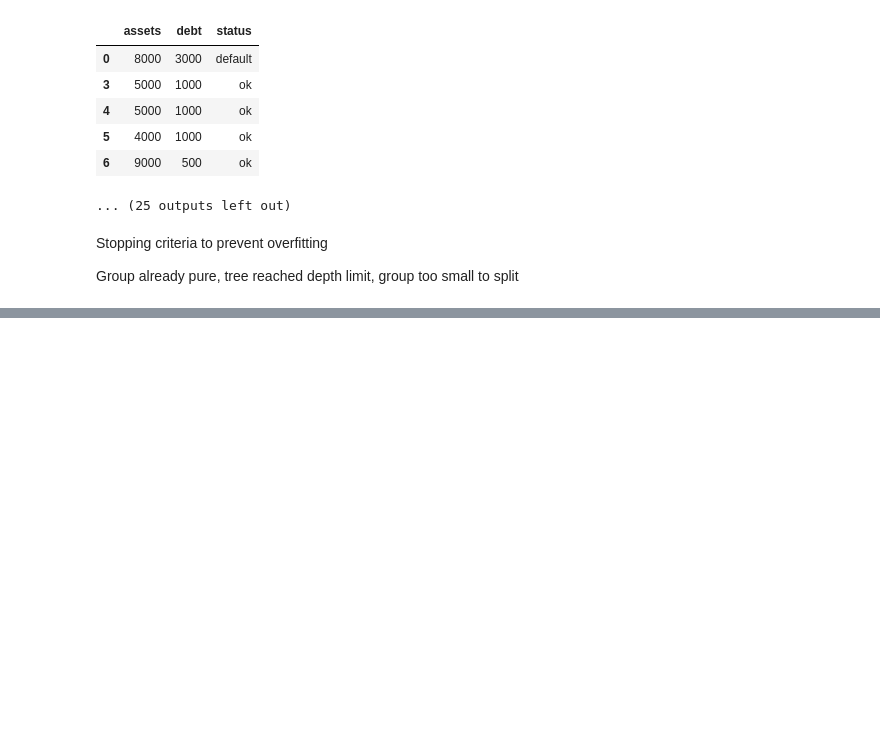
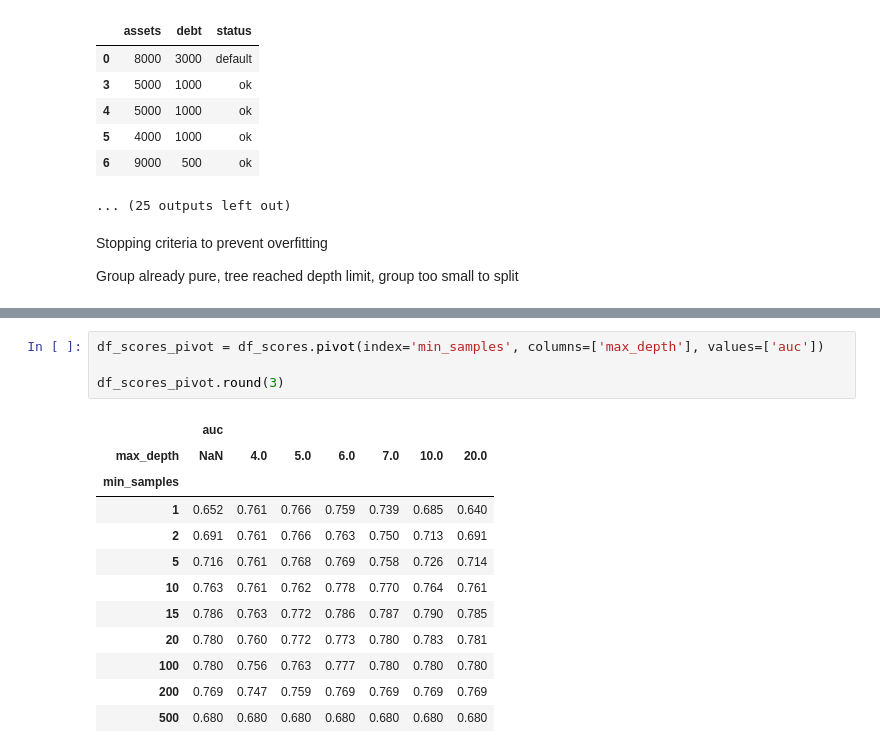
Before and after one commit to SchneiderSix/Machine-Learning---Zoomcamp, a Jupyter notebook: credit_risk_scoring.ipynb, the cells around one changed output, grey strips where cells are left out. Drawn from its saved outputs; the diff is of its cells as text; blank space fills up the shorter version.

```diff
--- a/credit_risk_scoring.ipynb
+++ b/credit_risk_scoring.ipynb
@@ -514,0 +587,17 @@ Group already pure, tree reached depth limit, group too small to split
+# %%
+df_scores_pivot = df_scores.pivot(index='min_samples', columns=['max_depth'], values=['auc'])
+
+df_scores_pivot.round(3)
+# %% [output]
+|  | auc |  |  |  |  |  |  |
+| max_depth | NaN | 4.0 | 5.0 | 6.0 | 7.0 | 10.0 | 20.0 |
+| min_samples |  |  |  |  |  |  |  |
+| 1 | 0.652 | 0.761 | 0.766 | 0.759 | 0.739 | 0.685 | 0.640 |
+| 2 | 0.691 | 0.761 | 0.766 | 0.763 | 0.750 | 0.713 | 0.691 |
+| 5 | 0.716 | 0.761 | 0.768 | 0.769 | 0.758 | 0.726 | 0.714 |
+| 10 | 0.763 | 0.761 | 0.762 | 0.778 | 0.770 | 0.764 | 0.761 |
+| 15 | 0.786 | 0.763 | 0.772 | 0.786 | 0.787 | 0.790 | 0.785 |
+| 20 | 0.780 | 0.760 | 0.772 | 0.773 | 0.780 | 0.783 | 0.781 |
+| 100 | 0.780 | 0.756 | 0.763 | 0.777 | 0.780 | 0.780 | 0.780 |
+| 200 | 0.769 | 0.747 | 0.759 | 0.769 | 0.769 | 0.769 | 0.769 |
+| 500 | 0.680 | 0.680 | 0.680 | 0.680 | 0.680 | 0.680 | 0.680 |
```
Also changed, not shown: parts of 9 cells of this notebook.
